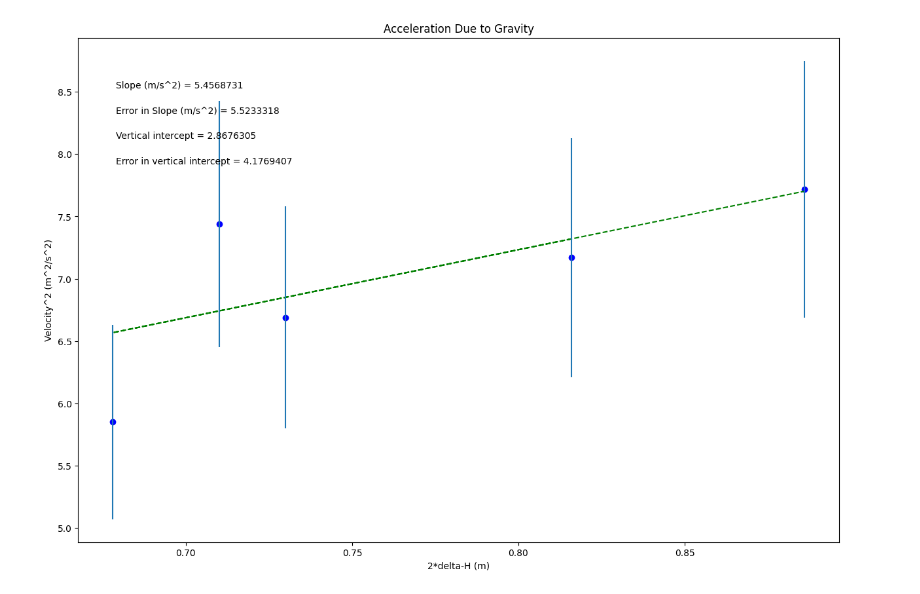
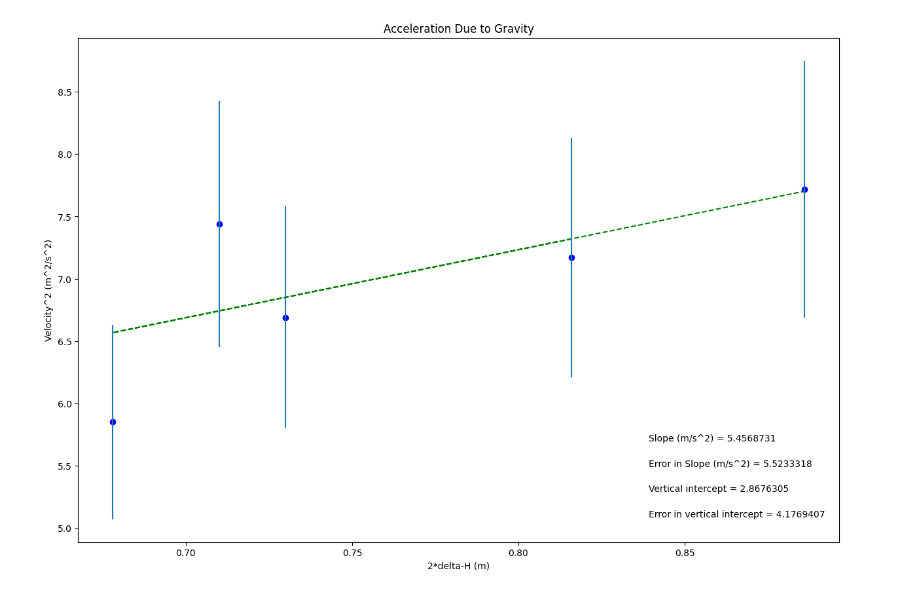
Before and after one commit to metavangilder-eng/Meta-VanGilder-Physics-Lab, a Jupyter notebook: VanGilder,_Meta_Physics_Lab_Acceleration_Due_to_Gravity.ipynb, the cells around one changed output. Saved outputs shown, nothing was run; the diff lists cells and outputs as text; code cells hidden in the pictures.

```diff
--- a/VanGilder,_Meta_Physics_Lab_Acceleration_Due_to_Gravity.ipynb
+++ b/VanGilder,_Meta_Physics_Lab_Acceleration_Due_to_Gravity.ipynb
@@ -45,7 +45,7 @@ slope_units= 'm/s^2'
 #UPDATE ANNOTATION PLACEMENT SO IT'S OUT OF WAY OF PLOTTED DATA AND BEST FIT LINE
 #integer from 1 to 4, top R corner is 1 (counter-clockwise from there)
 
-annotation_placement=2
+annotation_placement=4
 
 
 #-----------------------------------------------------------------------#
@@ -92,31 +92,31 @@ elif annotation_placement==3 or annotation_placement==4:
 #Don't need to change anything in this section!
 
 #Plot data on graph. Plot error bars and place values for slope,
 #error in slope, and vertical intercept (plus error) on the plot using "annotate"
 
 plt.figure(figsize=(15,10))
 
 plt.plot(x, fit, color='green', linestyle='--')
 plt.scatter(x, y, color='blue', marker='o')
 
 plt.xlabel(x_label)
 plt.ylabel(y_label)
 plt.title(plot_title)
 
 plt.errorbar(x, y, yerr=dy, xerr=None, fmt="none") #don't need to plot x error bars
 
 plt.annotate('Slope ({}) = {value:.{digits}f}'.format(slope_units,value=m, digits=7),
              (xpos, ypos[0]), xycoords='axes fraction')
 
 plt.annotate('Error in Slope ({}) = {value:.{digits}f}'.format(slope_units,value=dm, digits=7),
              (xpos, ypos[1]), xycoords='axes fraction')
 
 plt.annotate('Vertical intercept = {value:.{digits}f}'.format(value=b, digits=7),
              (xpos, ypos[2]), xycoords='axes fraction')
 
 plt.annotate('Error in vertical intercept = {value:.{digits}f}'.format(value=db, digits=7),
              (xpos, ypos[3]), xycoords='axes fraction')
 
 plt.show()
 # %% [output]
-[figure, old version]
+[figure, new version]
```
